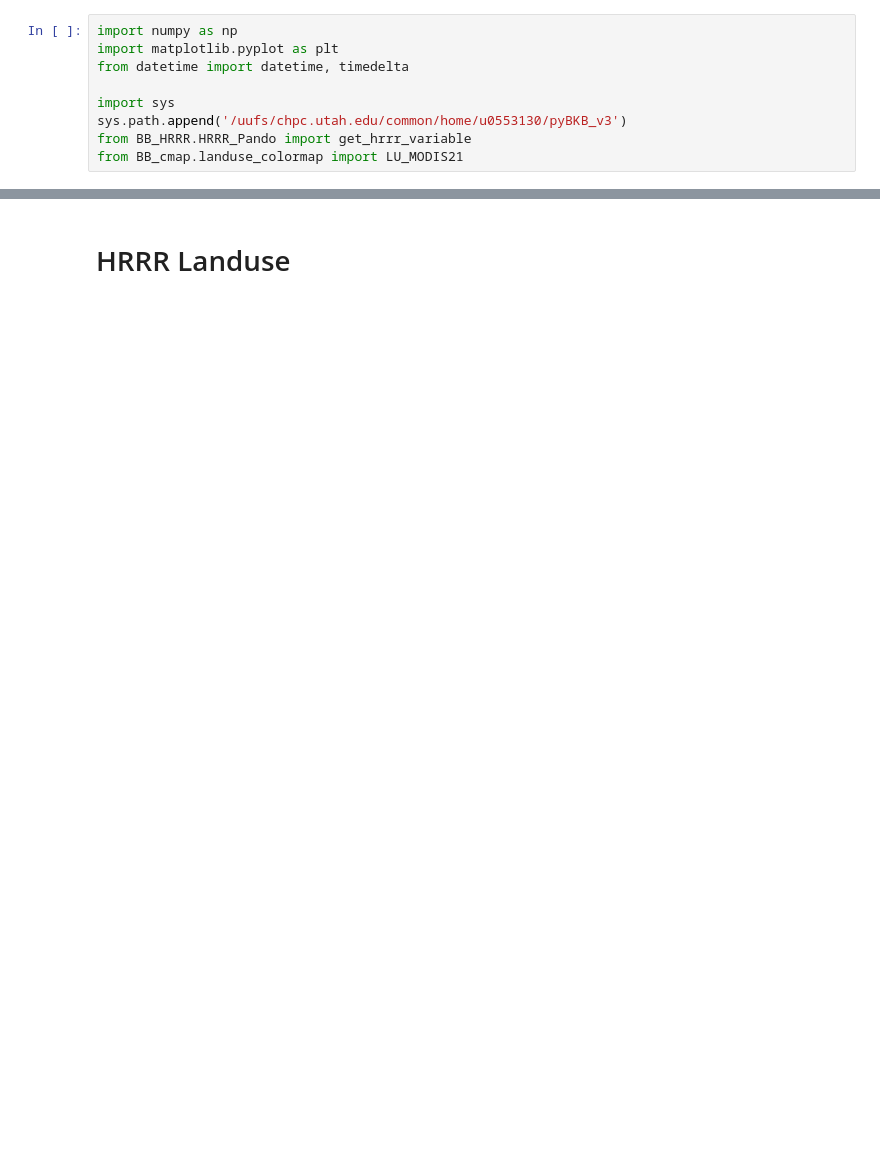
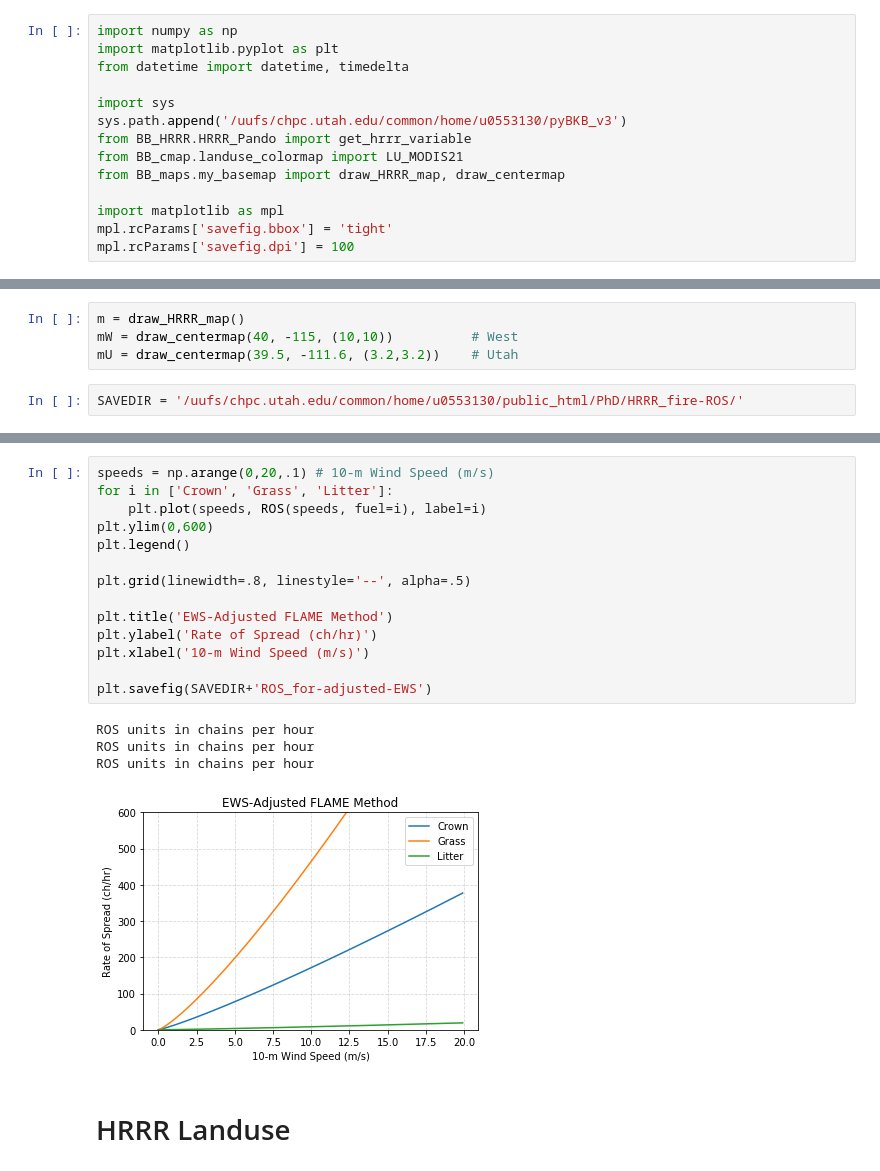
Before and after one commit to blaylockbk/pyBKB_v3, a Jupyter notebook: Robert_Zeil/FLAME_equation.ipynb, the cells around one changed output, grey strips where cells are left out. Cells and saved outputs as stored; diff of their text form; blank space fills up the shorter version.

```diff
--- a/Robert_Zeil/FLAME_equation.ipynb
+++ b/Robert_Zeil/FLAME_equation.ipynb
@@ -53,3 +59,8 @@ import sys
 sys.path.append('/uufs/chpc.utah.edu/common/home/u0553130/pyBKB_v3')
 from BB_HRRR.HRRR_Pando import get_hrrr_variable
 from BB_cmap.landuse_colormap import LU_MODIS21
+from BB_maps.my_basemap import draw_HRRR_map, draw_centermap
+
+import matplotlib as mpl
+mpl.rcParams['savefig.bbox'] = 'tight'
+mpl.rcParams['savefig.dpi'] = 100
@@ -72,0 +67,6 @@ plt.legend()
+# %%
+m = draw_HRRR_map()
+mW = draw_centermap(40, -115, (10,10))          # West
+mU = draw_centermap(39.5, -111.6, (3.2,3.2))    # Utah
+# %%
+SAVEDIR = '/uufs/chpc.utah.edu/common/home/u0553130/public_html/PhD/HRRR_fire-ROS/'
@@ -73,3 +121,22 @@ plt.legend()
+# %%
+speeds = np.arange(0,20,.1) # 10-m Wind Speed (m/s)
+for i in ['Crown', 'Grass', 'Litter']:
+    plt.plot(speeds, ROS(speeds, fuel=i), label=i)
+plt.ylim(0,600)
+plt.legend()
+
+plt.grid(linewidth=.8, linestyle='--', alpha=.5)
+
+plt.title('EWS-Adjusted FLAME Method')
+plt.ylabel('Rate of Spread (ch/hr)')
+plt.xlabel('10-m Wind Speed (m/s)')
+
+plt.savefig(SAVEDIR+'ROS_for-adjusted-EWS')
+# %% [output]
+ROS units in chains per hour
+ROS units in chains per hour
+ROS units in chains per hour
+[figure, added]
 # %% [markdown]
 # HRRR Landuse
 # %%
```
Also changed, not shown: parts of 28 cells of this notebook, 2 other files.
